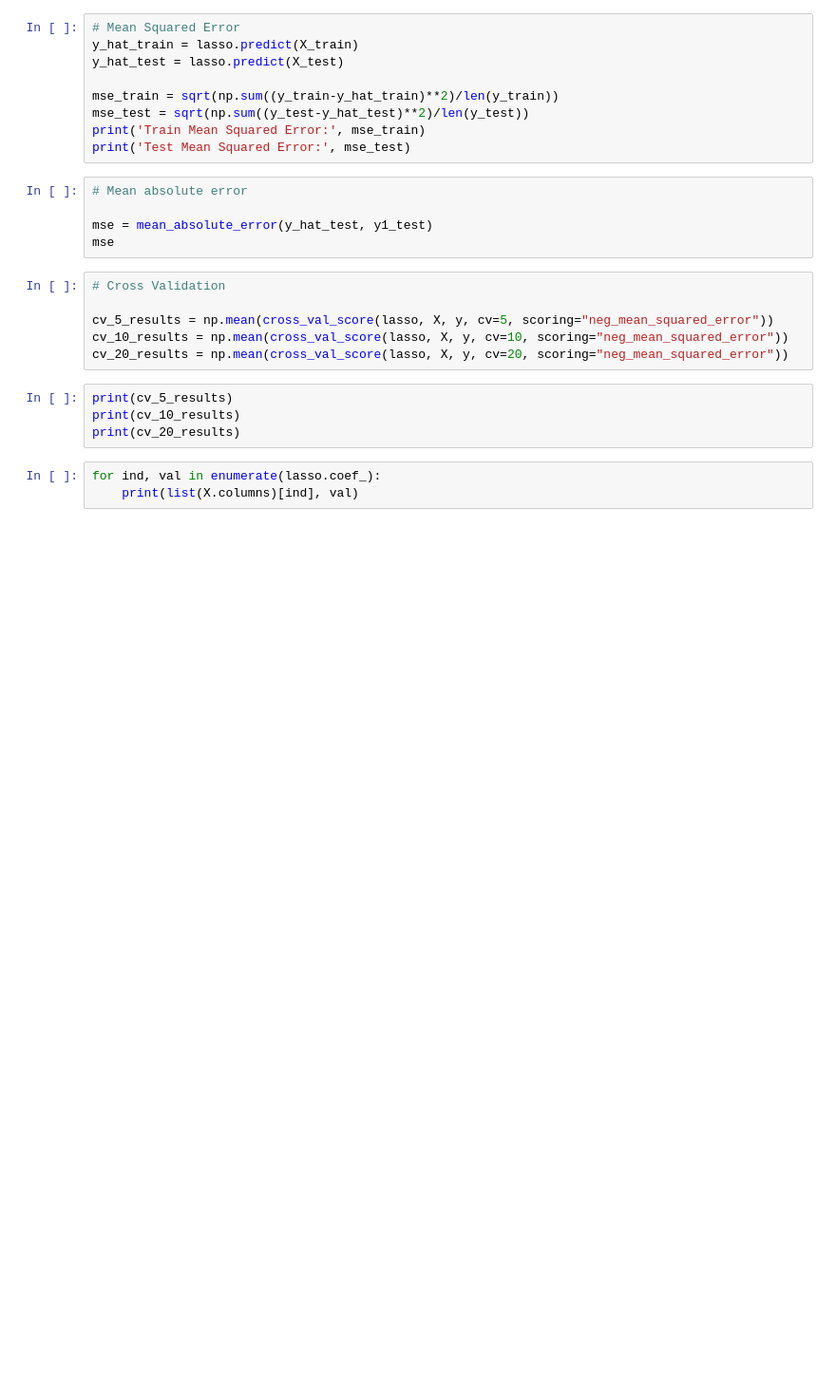
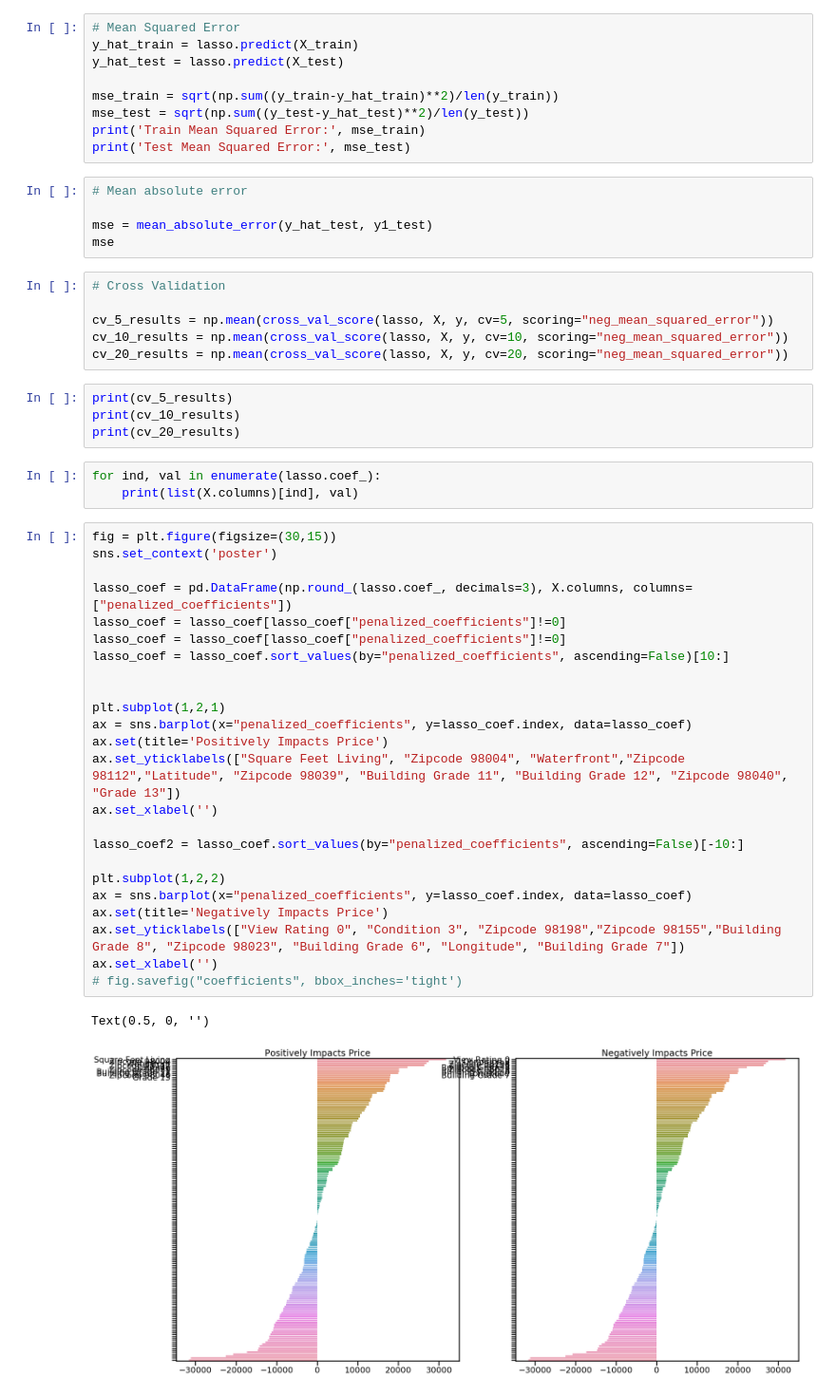
Before and after one commit to kemepley/Project_1, a Jupyter notebook: Clean_DF-Take 5.ipynb, the cells around one changed output. Shown at 95% size. Cells and saved outputs as stored; diff of their text form; blank space fills up the shorter version.

```diff
--- a/Clean_DF-Take 5.ipynb
+++ b/Clean_DF-Take 5.ipynb
@@ -627,3 +617,30 @@ print(cv_20_results)
 # %%
 for ind, val in enumerate(lasso.coef_):
     print(list(X.columns)[ind], val)
+# %%
+fig = plt.figure(figsize=(30,15))
+sns.set_context('poster')
+
+lasso_coef = pd.DataFrame(np.round_(lasso.coef_, decimals=3), X.columns, columns=["penalized_coefficients"])
+lasso_coef = lasso_coef[lasso_coef["penalized_coefficients"]!=0]
+lasso_coef = lasso_coef[lasso_coef["penalized_coefficients"]!=0]
+lasso_coef = lasso_coef.sort_values(by="penalized_coefficients", ascending=False)[10:]
+
+
+plt.subplot(1,2,1)
+ax = sns.barplot(x="penalized_coefficients", y=lasso_coef.index, data=lasso_coef)
+ax.set(title='Positively Impacts Price')
+ax.set_yticklabels(["Square Feet Living", "Zipcode 98004", "Waterfront","Zipcode 98112","Latitude", "Zipcode 98039", "Building Grade 11", "Building Grade 12", "Zipcode 98040", "Grade 13"])
+ax.set_xlabel('')
+
+lasso_coef2 = lasso_coef.sort_values(by="penalized_coefficients", ascending=False)[-10:]
+
+plt.subplot(1,2,2)
+ax = sns.barplot(x="penalized_coefficients", y=lasso_coef.index, data=lasso_coef)
+ax.set(title='Negatively Impacts Price')
+ax.set_yticklabels(["View Rating 0", "Condition 3", "Zipcode 98198","Zipcode 98155","Building Grade 8", "Zipcode 98023", "Building Grade 6", "Longitude", "Building Grade 7"])
+ax.set_xlabel('')
+# fig.savefig("coefficients", bbox_inches='tight')
+# %% [output]
+Text(0.5, 0, '')
+[figure, added]
```
Also changed, not shown: parts of 16 cells of this notebook, 24 other files.
